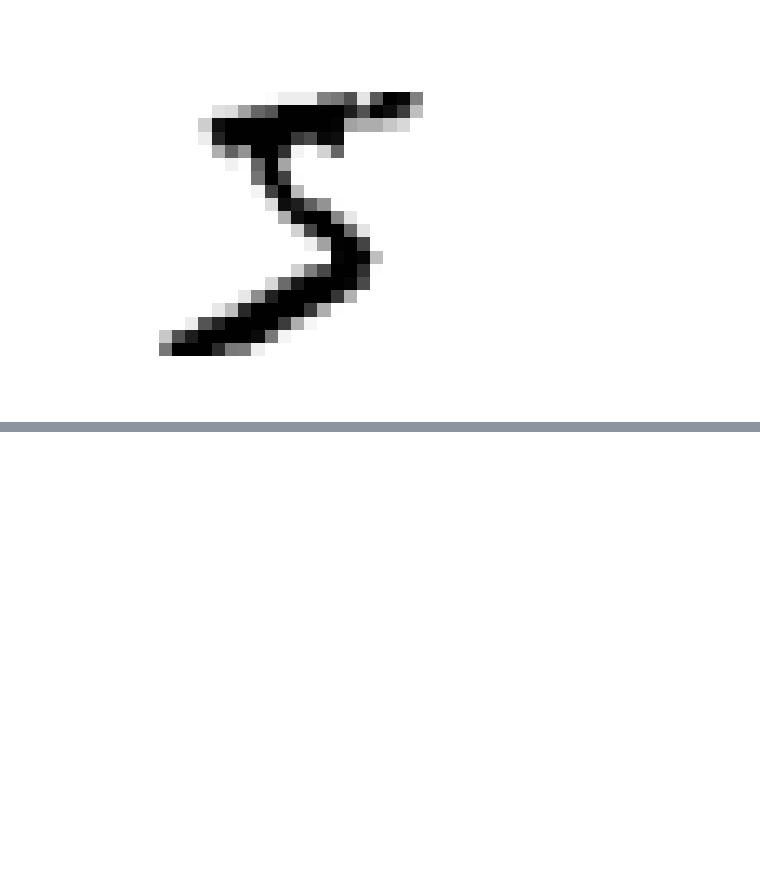
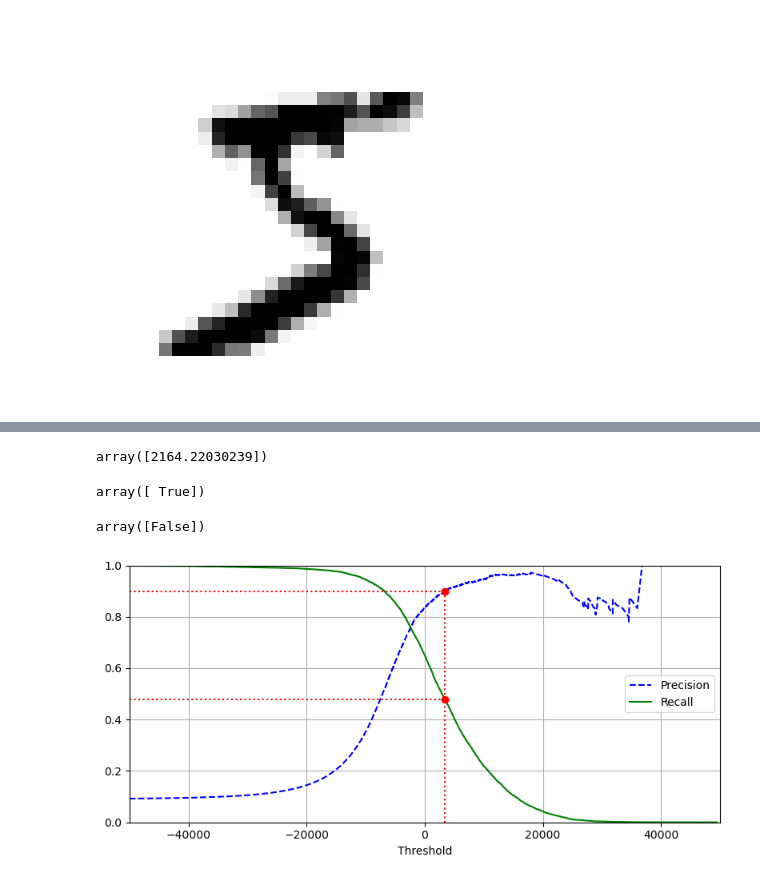
Before and after one commit to FrankLloyd83/HandsOnML_lecture, a Jupyter notebook: MNIST.ipynb, the cells around one changed output, grey strips where cells are left out. Drawn from its saved outputs; the diff is of its cells as text; code cells hidden in the pictures; blank space fills up the shorter version.

```diff
--- a/MNIST.ipynb
+++ b/MNIST.ipynb
@@ -25,0 +35,7 @@ plt.show()
+# %%
+y_train_5 = (y_train == 5) # True for all 5s, False for all other digits.
+y_test_5 = (y_test == 5)
+# %%
+from sklearn.linear_model import SGDClassifier
+sgd_clf = SGDClassifier(random_state=42)
+sgd_clf.fit(X_train, y_train_5)
@@ -25,0 +108,53 @@ plt.show()
+# %%
+y_scores = sgd_clf.decision_function([some_digit])
+y_scores
+# %% [output]
+array([2164.22030239])
+# %%
+threshold = 0
+y_some_digit_pred = (y_scores > threshold)
+y_some_digit_pred
+# %% [output]
+array([ True])
+# %%
+threshold = 8000
+y_some_digit_pred = (y_scores > threshold)
+y_some_digit_pred
+# %% [output]
+array([False])
+# %%
+y_scores = cross_val_predict(sgd_clf, X_train, y_train_5, cv=3, method="decision_function")
+# %%
+from sklearn.metrics import precision_recall_curve
+precisions, recalls, thresholds = precision_recall_curve(y_train_5, y_scores)
+# %%
+def save_fig(filename, tight_layout = True, fig_extension='png', resolution=200):
+    path = 'images/'+f'{filename}.{fig_extension}'
+    if tight_layout:
+        plt.tight_layout()
+    plt.savefig(path, format = fig_extension, dpi=resolution)
+    return None
+
+def plot_precision_recall_vs_threshold(precisions, recalls, thresholds):
+    plt.figure(figsize=(8, 4))
+    plt.plot(thresholds, precisions[:-1], "b--", label="Precision")
+    plt.plot(thresholds, recalls[:-1], "g-", label="Recall")
+
+    # extra code – this section just beautifies and saves Figure 3–5
+    threshold_90_precision = thresholds[np.argmax(precisions >= 0.90)]
+    idx = (thresholds >= threshold_90_precision).argmax()  # first index ≥ threshold
+    plt.plot(thresholds[idx], precisions[idx], "ro")
+    plt.plot(thresholds[idx], recalls[idx], "ro")
+    plt.vlines(threshold_90_precision, 0, precisions[idx], "r", "dotted")
+    plt.hlines(precisions[idx], -50000, threshold_90_precision, 'r', 'dotted')
+    plt.hlines(recalls[idx], -50000, threshold_90_precision, 'r', 'dotted')
+    plt.axis([-50000, 50000, 0, 1])
+    plt.grid()
+    plt.xlabel("Threshold")
+    plt.legend(loc="center right")
+    save_fig("precision_recall_vs_threshold_plot")
+
+plot_precision_recall_vs_threshold(precisions, recalls, thresholds)
+plt.show()
+# %% [output]
+[figure, added]
```
Also changed, not shown: parts of 58 cells of this notebook.
